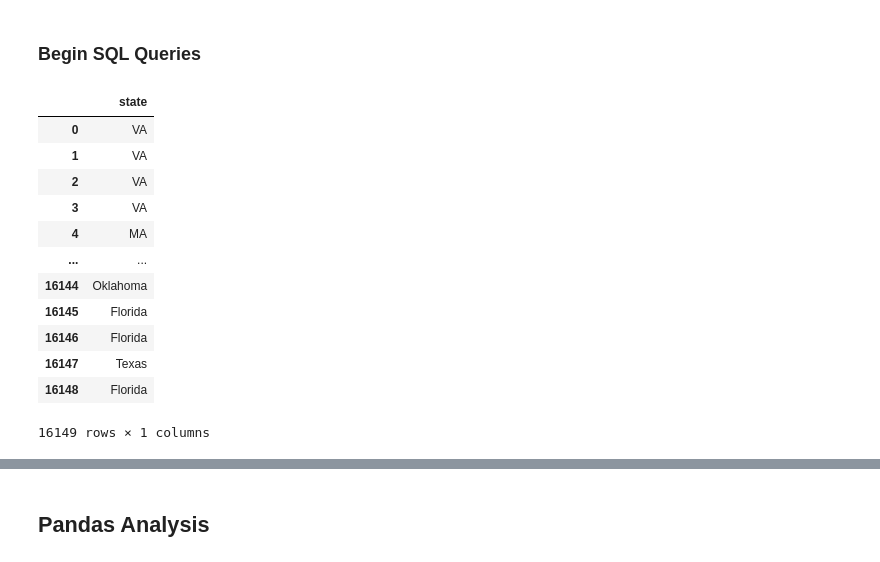
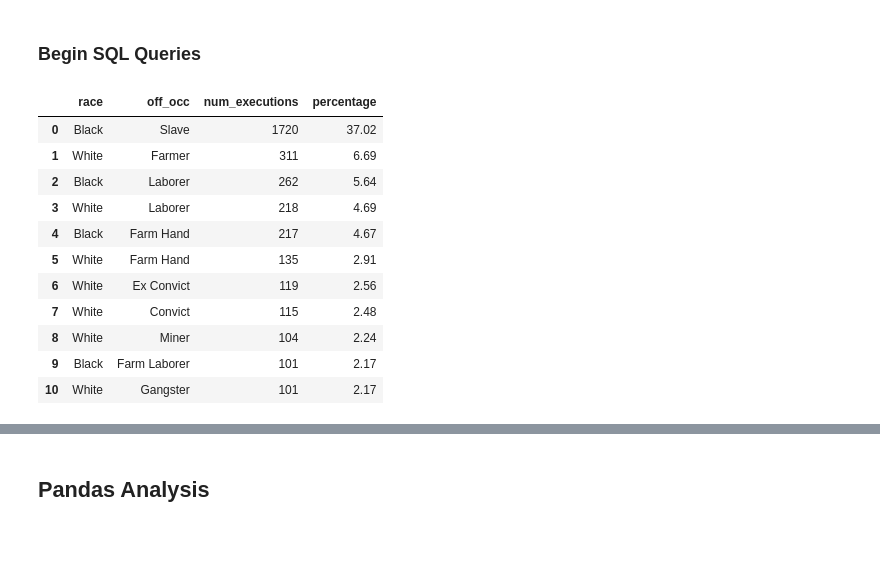
Before and after one commit to max-reevage/us-execution-trends-exploration, a Jupyter notebook: notebooks/combined_execution_data.ipynb, the cells around one changed output, grey strips where cells are left out. Cells and saved outputs as stored; diff of their text form; code cells hidden in the pictures.

```diff
--- a/notebooks/combined_execution_data.ipynb
+++ b/notebooks/combined_execution_data.ipynb
@@ -387,24 +388,38 @@ crime_com_df.to_sql('crime_com', conn, if_exists='replace', index=False)
 # %% [markdown]
 ### Begin SQL Queries
 # %%
+# occupation by race
+
 query1 = """
-SELECT state FROM executions
+with occupation_percent as (
+select race, off_occ, count(*) as num_executions,
+    round(count(*) * 100.0 / sum(count(*)) over (), 2) as percentage
+from executed_inmates ei
+join offender_occupations oo on ei.off_occ_id = oo.off_occ_id
+where off_occ is not null
+    and off_occ != 'Unknown'
+    and trim(off_occ) glob '*[^0-9]*'
+    and race != 'Unknown'
+group by race, off_occ
+)
+select * from occupation_percent
+where percentage > 2
+order by num_executions desc
 """
 
 result1 = pd.read_sql(query1, conn)
 result1
 # %% [output]
-|  | state |
-| 0 | VA |
-| 1 | VA |
-| 2 | VA |
-| 3 | VA |
-| 4 | MA |
-| ... | ... |
-| 16144 | Oklahoma |
-| 16145 | Florida |
-| 16146 | Florida |
-| 16147 | Texas |
-| 16148 | Florida |
+|  | race | off_occ | num_executions | percentage |
+| 0 | Black | Slave | 1720 | 37.02 |
+| 1 | White | Farmer | 311 | 6.69 |
+| 2 | Black | Laborer | 262 | 5.64 |
+| 3 | White | Laborer | 218 | 4.69 |
+| 4 | Black | Farm Hand | 217 | 4.67 |
+| 5 | White | Farm Hand | 135 | 2.91 |
+| 6 | White | Ex Convict | 119 | 2.56 |
+| 7 | White | Convict | 115 | 2.48 |
+| 8 | White | Miner | 104 | 2.24 |
+| 9 | Black | Farm Laborer | 101 | 2.17 |
+| 10 | White | Gangster | 101 | 2.17 |
-16149 rows × 1 columns
 # %%
```
Also changed, not shown: parts of 14 cells of this notebook, 13 other files.
